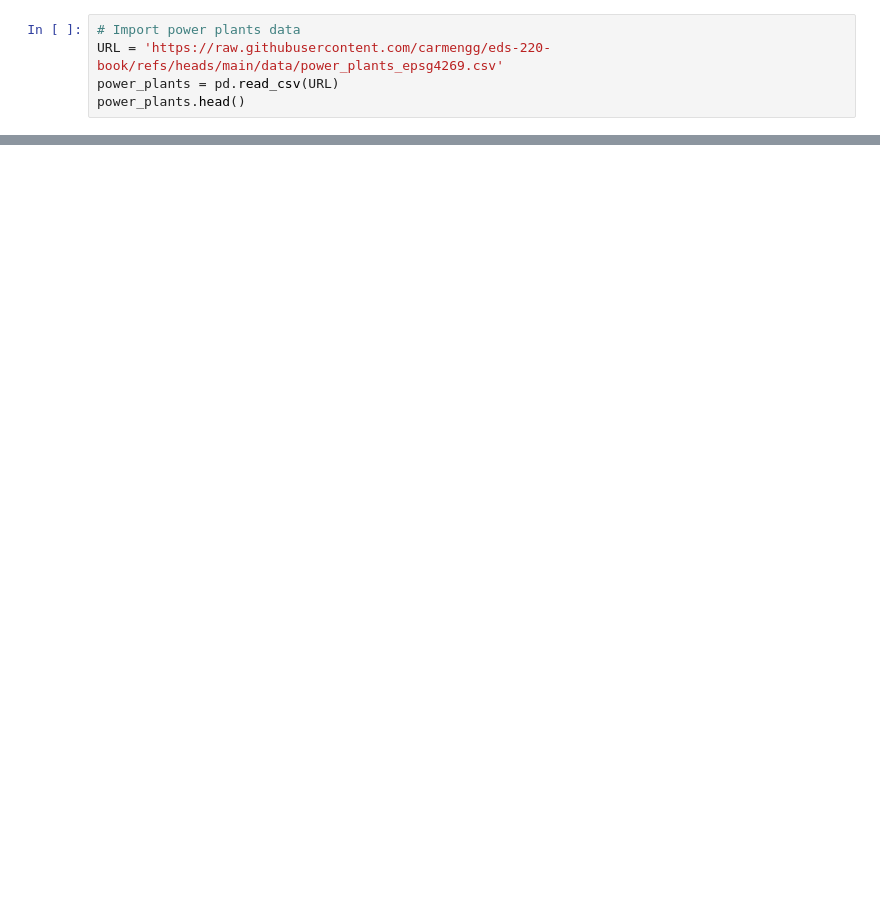
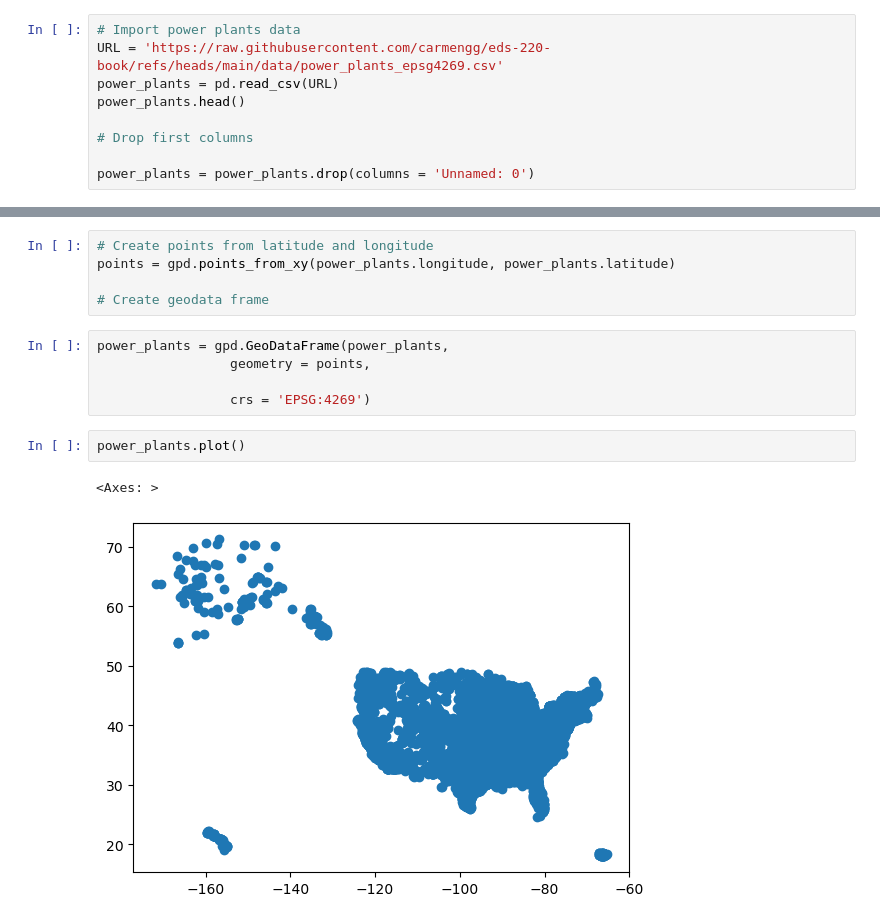
Before and after one commit to petervitale910/eds220-2025-in-class, a Jupyter notebook: week5_code-streamlining.ipynb, the cells around one changed output, grey strips where cells are left out. Cells and saved outputs as stored; diff of their text form; blank space fills up the shorter version.

```diff
--- a/week5_code-streamlining.ipynb
+++ b/week5_code-streamlining.ipynb
@@ -8,3 +22,7 @@ import geopandas as gpd
 URL = 'https://raw.githubusercontent.com/carmengg/eds-220-book/refs/heads/main/data/power_plants_epsg4269.csv'
 power_plants = pd.read_csv(URL)
 power_plants.head()
+
+# Drop first columns
+
+power_plants = power_plants.drop(columns = 'Unnamed: 0')
@@ -30,0 +49,15 @@ states.head()
+# %%
+# Create points from latitude and longitude
+points = gpd.points_from_xy(power_plants.longitude, power_plants.latitude)
+
+# Create geodata frame
+# %%
+power_plants = gpd.GeoDataFrame(power_plants,
+                 geometry = points,
+
+                 crs = 'EPSG:4269')
+# %%
+power_plants.plot()
+# %% [output]
+<Axes: >
+[figure, added]
```
Also changed, not shown: parts of 17 cells of this notebook, 1 other file.
